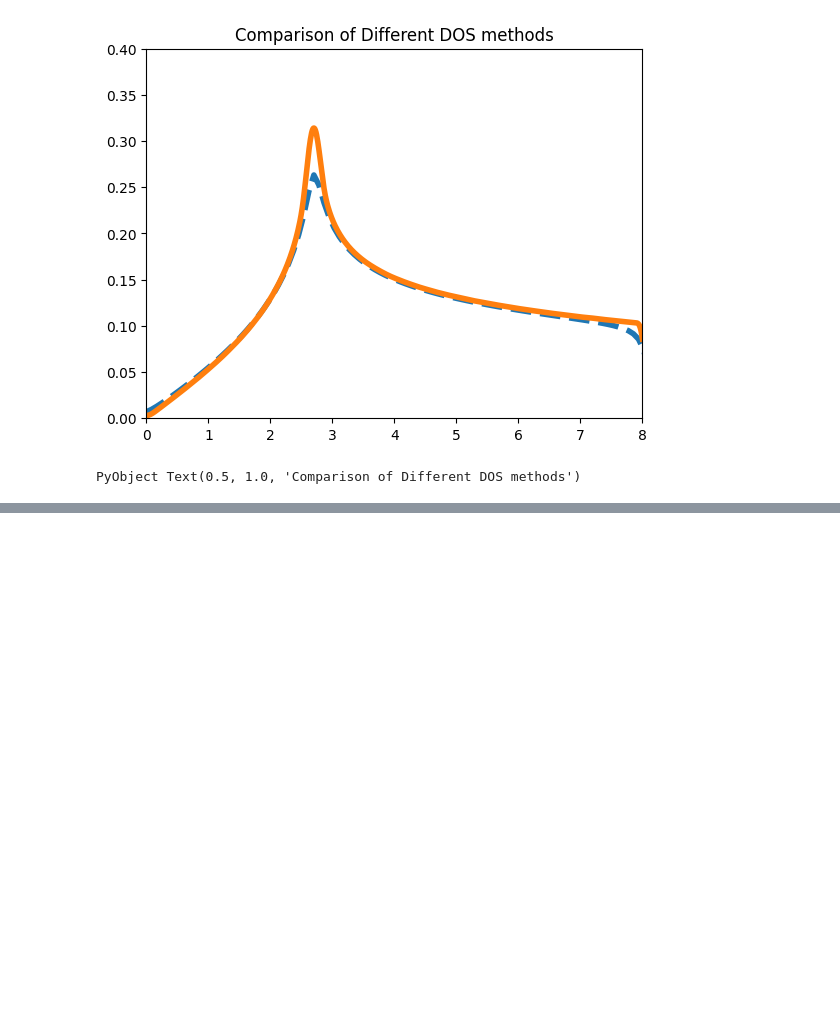
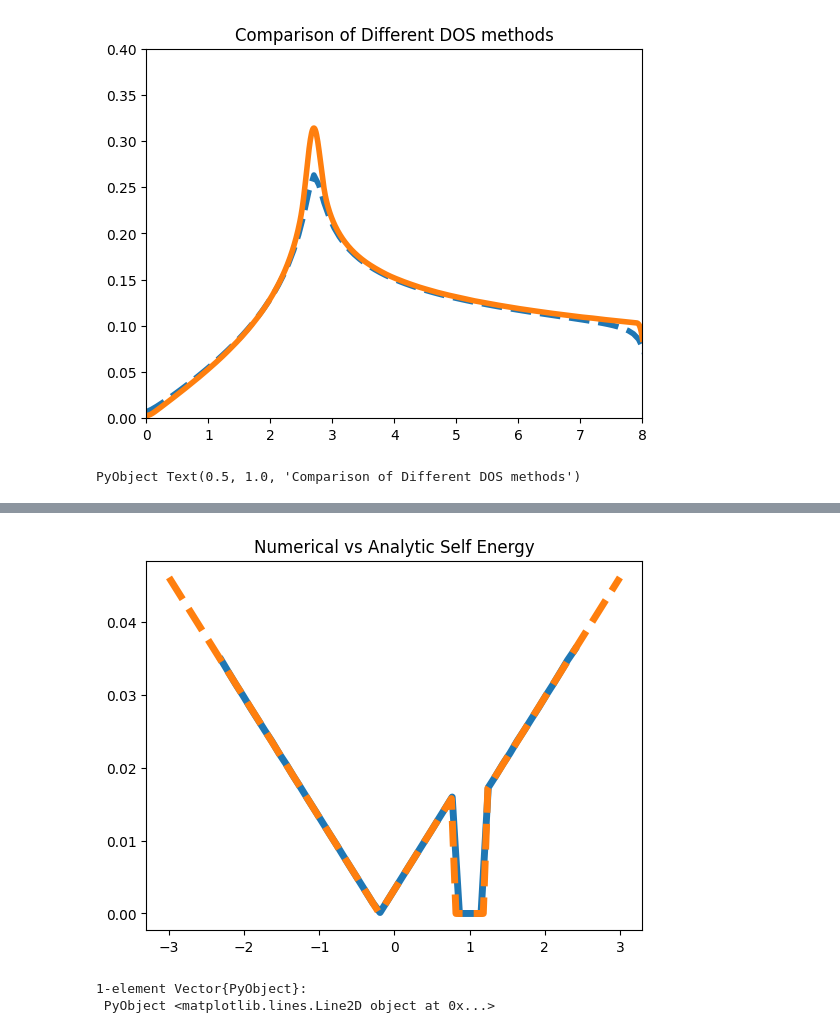
Before and after one commit to AliGhorashiCMT/Plasmons_Paper, a Jupyter notebook: Sanity Checks/Graphene Analytic and Numerical Models.ipynb, the cells around one changed output, grey strips where cells are left out. Drawn from its saved outputs; the diff is of its cells as text; code cells hidden in the pictures; blank space fills up the shorter version.

Commit message:
Self Energy Checks

```diff
--- a/Sanity Checks/Graphene Analytic and Numerical Models.ipynb
+++ b/Sanity Checks/Graphene Analytic and Numerical Models.ipynb
@@ -158,0 +164,11 @@ plot(impol_kk, linestyle="dashed", linewidth=4)
+# %%
+graphene_numerical_self = JJDFTX.graphene_numerical_self_energy(1, mesh1=3000, mesh2=3000, histogram_width=100, verbose=false);
+# %%
+plot((collect(1:50) .- 50/2)/50*0.8*6,  graphene_numerical_self, linewidth=5)
+title("Numerical vs Analytic Self Energy")
+xlabel("")
+plot(range(-3, 3, length=100), JJDFTX.graphene_electron_self_energy.(range(-3, 3, length=100), 1, prefactor=0.016485798381445285), linestyle="dashed", linewidth=5)
+# %% [output]
+[figure, added]
+1-element Vector{PyObject}:
+ PyObject <matplotlib.lines.Line2D object at 0x...>
```
Also changed, not shown: parts of 5 cells of this notebook.
